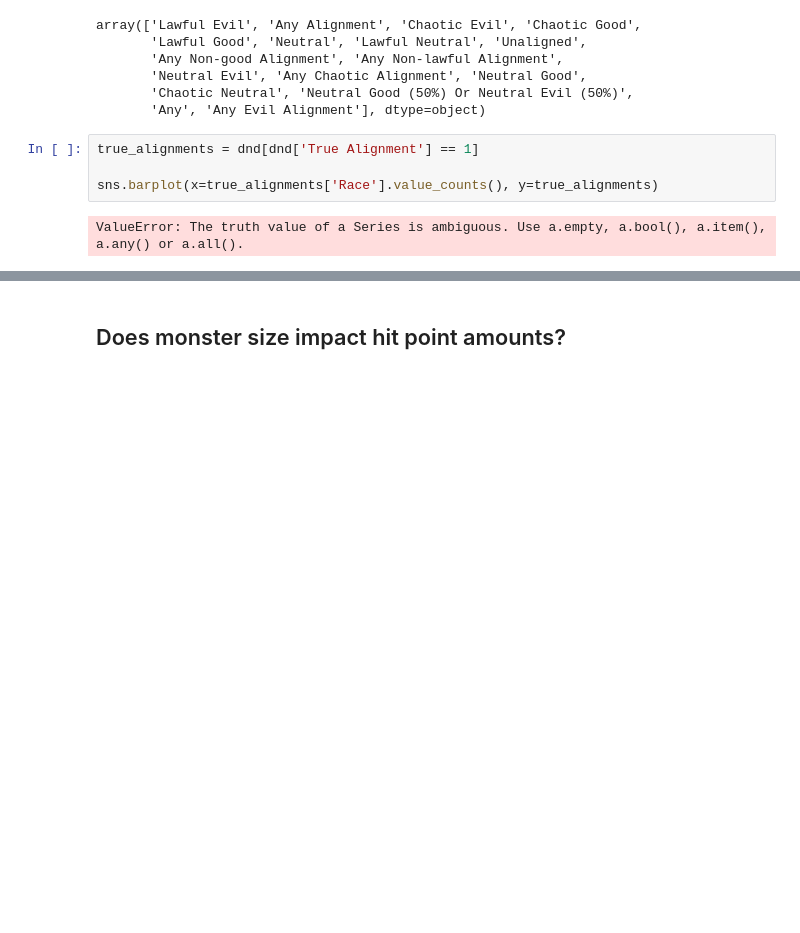
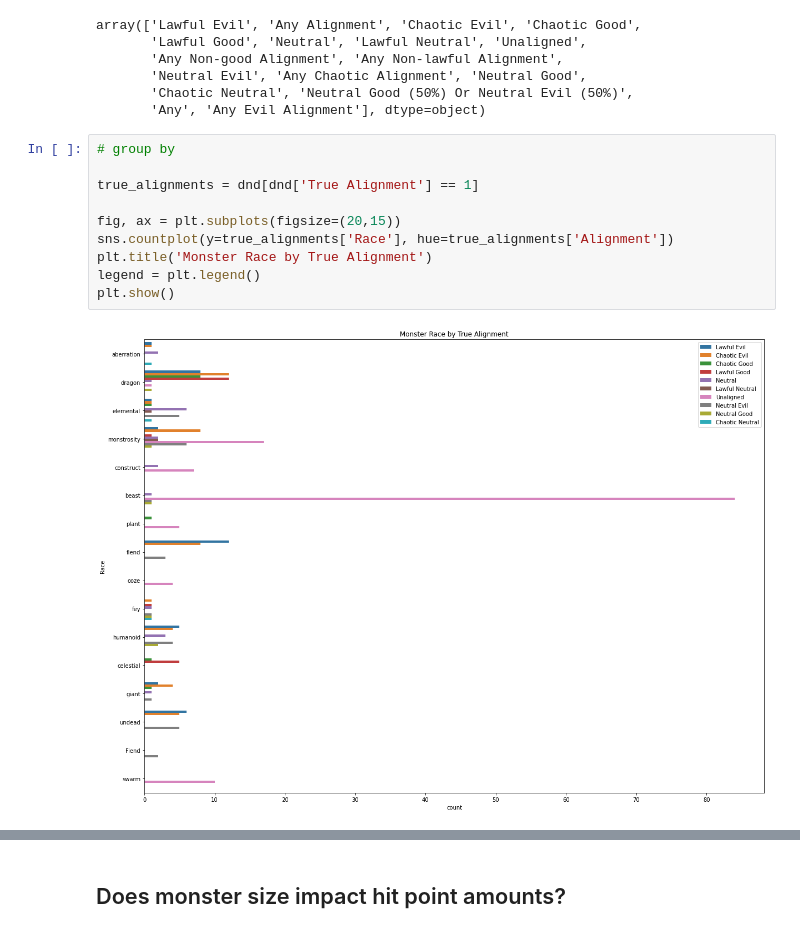
Before and after one commit to dmm4613/dnd-eda, a Jupyter notebook: dnd-eda.ipynb, the cells around one changed output, grey strips where cells are left out. Cells and saved outputs as stored; diff of their text form; blank space fills up the shorter version.

Commit message:
made some big strides with some more graphs for alignment and race variety

```diff
--- a/dnd-eda.ipynb
+++ b/dnd-eda.ipynb
@@ -167,8 +172,14 @@ array(['Lawful Evil', 'Any Alignment', 'Chaotic Evil', 'Chaotic Good',
        'Chaotic Neutral', 'Neutral Good (50%) Or Neutral Evil (50%)',
        'Any', 'Any Evil Alignment'], dtype=object)
 # %%
+# group by
+
 true_alignments = dnd[dnd['True Alignment'] == 1]
 
-sns.barplot(x=true_alignments['Race'].value_counts(), y=true_alignments)
+fig, ax = plt.subplots(figsize=(20,15))
+sns.countplot(y=true_alignments['Race'], hue=true_alignments['Alignment'])
+plt.title('Monster Race by True Alignment')
+legend = plt.legend()
+plt.show()
 # %% [output]
-ValueError: The truth value of a Series is ambiguous. Use a.empty, a.bool(), a.item(), a.any() or a.all().
+[figure, added]
```
Also changed, not shown: parts of 10 cells of this notebook.
